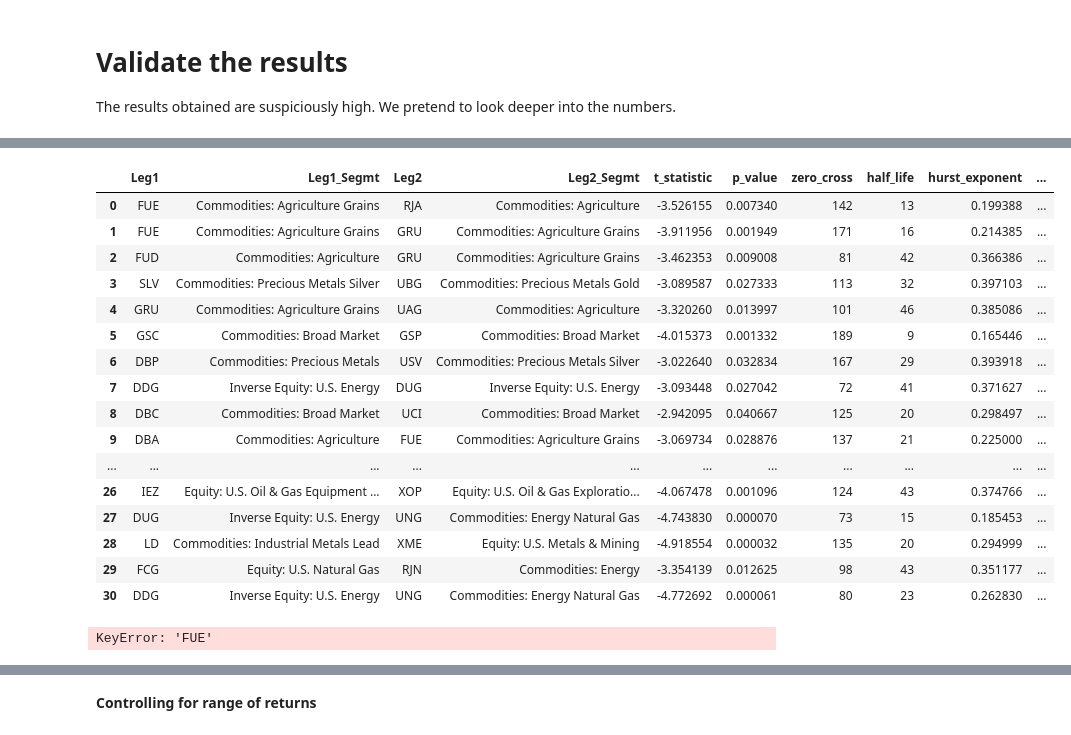
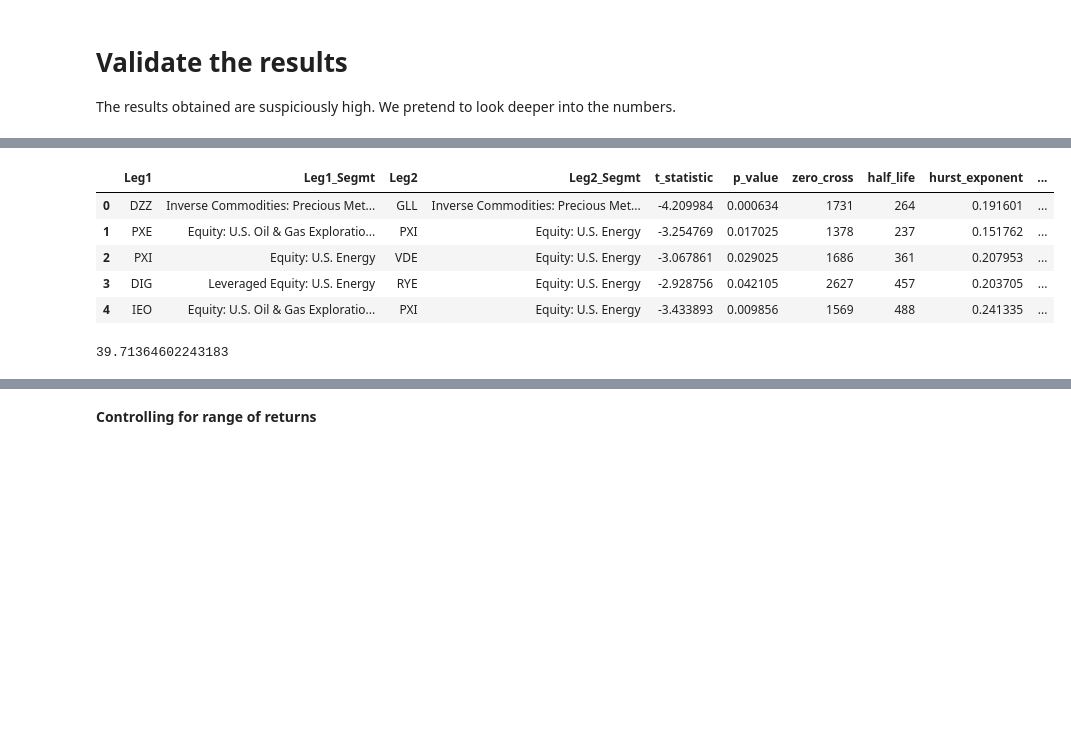
Before and after one commit to simaomsarmento/PairsTrading, a Jupyter notebook: PairsTrading_CommodityETFs-Benchmark.ipynb, the cells around one changed output, grey strips where cells are left out. Cells and saved outputs as stored; diff of their text form; code cells hidden in the pictures; blank space fills up the shorter version.

```diff
--- a/PairsTrading_CommodityETFs-Benchmark.ipynb
+++ b/PairsTrading_CommodityETFs-Benchmark.ipynb
@@ -184,7 +255,12 @@ This analysis will help us getting some insight into how the cointegrated pairs
 
 We might want to apply the strategy in all pairs identified. Or, instead, we might prefer to apply the strategy only on those pairs that turned out to be profitable. Let's compare how both approaches work:
 # %%
-n_years_test = round(len(df_prices_test)/240)
+# intraday
+n_years_test = round(len(df_prices_test)/(240*78))
+
+# interday
+n_years_test = round(len(df_prices_test)/(240))
+
 n_years_test
 # %% [output]
 1
@@ -280,5 +439,6 @@ The results obtained are suspiciously high. We pretend to look deeper into the n
 with open(config['dataset']['ticker_segment_dict'], 'rb') as handle:
     ticker_segment_dict = pickle.load(handle)
 results, pairs_summary = trader.summarize_results(sharpe_results_kalman_test, cum_returns_kalman_test,
-                                                  performance_kalman_test, profitable_pairs, ticker_segment_dict)
+                                                  performance_kalman_test, profitable_pairs, ticker_segment_dict,
+                                                  n_years_test)
 # %% [output]
@@ -287,30 +446,11 @@ avg_total_roi:  22.88200065390812
 avg_annual_roi:  22.882000653908108
 96.66666666666667 % of the pairs had positive returns
 # %%
-pairs_summary
+pairs_summary.head()
 # %% [output]
 |  | Leg1 | Leg1_Segmt | Leg2 | Leg2_Segmt | t_statistic | p_value | zero_cross | half_life | hurst_exponent | ... |
-| 0 | FUE | Commodities: Agriculture Grains | RJA | Commodities: Agriculture | -3.526155 | 0.007340 | 142 | 13 | 0.199388 | ... |
-| 1 | FUE | Commodities: Agriculture Grains | GRU | Commodities: Agriculture Grains | -3.911956 | 0.001949 | 171 | 16 | 0.214385 | ... |
-| 2 | FUD | Commodities: Agriculture | GRU | Commodities: Agriculture Grains | -3.462353 | 0.009008 | 81 | 42 | 0.366386 | ... |
-| 3 | SLV | Commodities: Precious Metals Silver | UBG | Commodities: Precious Metals Gold | -3.089587 | 0.027333 | 113 | 32 | 0.397103 | ... |
-| 4 | GRU | Commodities: Agriculture Grains | UAG | Commodities: Agriculture | -3.320260 | 0.013997 | 101 | 46 | 0.385086 | ... |
-| 5 | GSC | Commodities: Broad Market | GSP | Commodities: Broad Market | -4.015373 | 0.001332 | 189 | 9 | 0.165446 | ... |
-| 6 | DBP | Commodities: Precious Metals | USV | Commodities: Precious Metals Silver | -3.022640 | 0.032834 | 167 | 29 | 0.393918 | ... |
-| 7 | DDG | Inverse Equity: U.S. Energy | DUG | Inverse Equity: U.S. Energy | -3.093448 | 0.027042 | 72 | 41 | 0.371627 | ... |
-| 8 | DBC | Commodities: Broad Market | UCI | Commodities: Broad Market | -2.942095 | 0.040667 | 125 | 20 | 0.298497 | ... |
-| 9 | DBA | Commodities: Agriculture | FUE | Commodities: Agriculture Grains | -3.069734 | 0.028876 | 137 | 21 | 0.225000 | ... |
-| ... | ... | ... | ... | ... | ... | ... | ... | ... | ... | ... |
-| 26 | IEZ | Equity: U.S. Oil & Gas Equipment ... | XOP | Equity: U.S. Oil & Gas Exploratio... | -4.067478 | 0.001096 | 124 | 43 | 0.374766 | ... |
-| 27 | DUG | Inverse Equity: U.S. Energy | UNG | Commodities: Energy Natural Gas | -4.743830 | 0.000070 | 73 | 15 | 0.185453 | ... |
-| 28 | LD | Commodities: Industrial Metals Lead | XME | Equity: U.S. Metals & Mining | -4.918554 | 0.000032 | 135 | 20 | 0.294999 | ... |
-| 29 | FCG | Equity: U.S. Natural Gas | RJN | Commodities: Energy | -3.354139 | 0.012625 | 98 | 43 | 0.351177 | ... |
-| 30 | DDG | Inverse Equity: U.S. Energy | UNG | Commodities: Energy Natural Gas | -4.772692 | 0.000061 | 80 | 23 | 0.262830 | ... |
+| 0 | DZZ | Inverse Commodities: Precious Met... | GLL | Inverse Commodities: Precious Met... | -4.209984 | 0.000634 | 1731 | 264 | 0.191601 | ... |
+| 1 | PXE | Equity: U.S. Oil & Gas Exploratio... | PXI | Equity: U.S. Energy | -3.254769 | 0.017025 | 1378 | 237 | 0.151762 | ... |
+| 2 | PXI | Equity: U.S. Energy | VDE | Equity: U.S. Energy | -3.067861 | 0.029025 | 1686 | 361 | 0.207953 | ... |
+| 3 | DIG | Leveraged Equity: U.S. Energy | RYE | Equity: U.S. Energy | -2.928756 | 0.042105 | 2627 | 457 | 0.203705 | ... |
+| 4 | IEO | Equity: U.S. Oil & Gas Exploratio... | PXI | Equity: U.S. Energy | -3.433893 | 0.009856 | 1569 | 488 | 0.241335 | ... |
-# %%
-index = 20
-performance_kalman[index][1]['FUE'].plot()
-performance_kalman[index][1]['RJI'].plot()
-#[performance_kalman_test[index][1].ret != 0]
-#(np.cumprod(1 + performance_kalman_test[index][1].ret) - 1).iloc[-1] * 100
-# %% [output]
-KeyError: 'FUE'
@@ -316,0 +496,4 @@ KeyError: 'FUE'
+# %%
+np.mean(adapted_cum_ret_total)
+# %% [output]
+39.71364602243183
```
Also changed, not shown: parts of 29 cells of this notebook, 5 other files.
